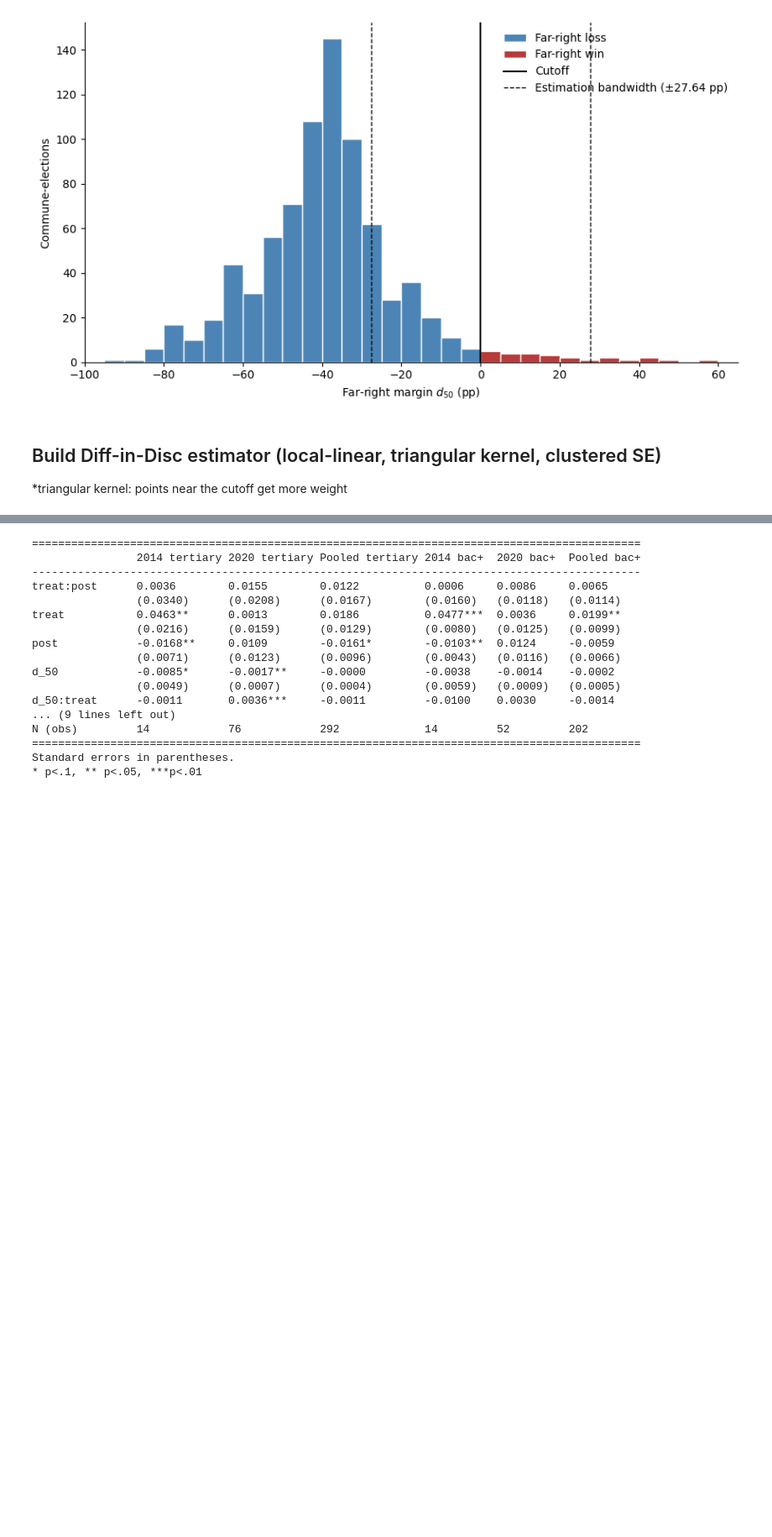
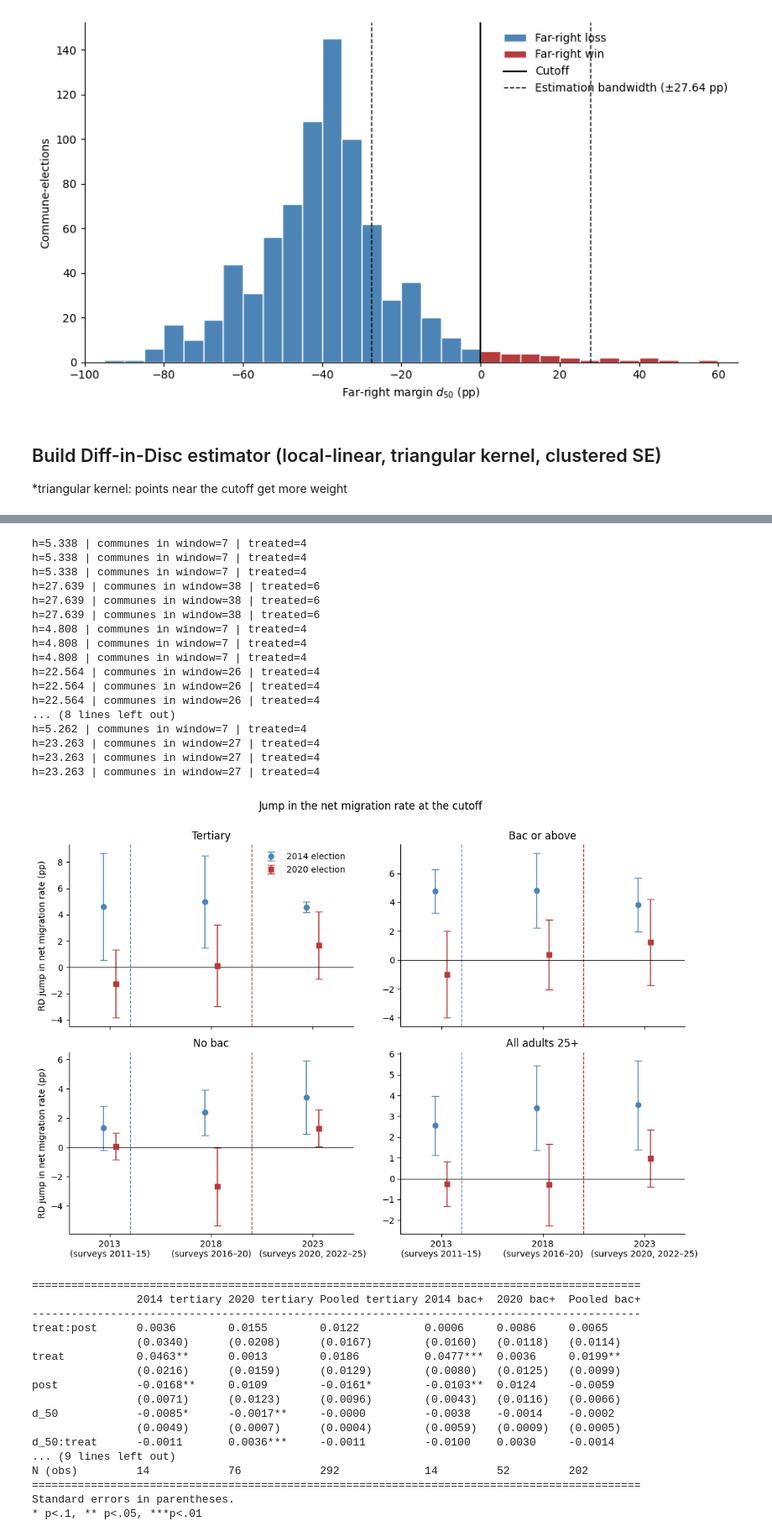
Before and after one commit to Tobias-Bue/far-right-rdd-thesis, a Jupyter notebook: Diff-in-Disc_Estimates.ipynb, the cells around one changed output, grey strips where cells are left out. Shown at 84% size. Saved outputs shown, nothing was run; the diff lists cells and outputs as text; code cells hidden in the pictures; blank space fills up the shorter version.

```diff
--- a/Diff-in-Disc_Estimates.ipynb
+++ b/Diff-in-Disc_Estimates.ipynb
@@ -353,3 +368,77 @@ def results_table(models, names, bandwidths):
+# %%
+# Sharp RD jump at the cutoff for each census vintage (levels, no reference point)
+# Diff-in-Disc effect = distance between the post-election point and the pre-election point
+VINTAGES = [2013, 2018, 2023]
+CYCLES_PLOT = [2014, 2020]
+GROUP_BW = {"tertiary": bw_by_cycle, "bac_plus": bw_bac, "no_bac": bw_nobac, "all": bw_all}
+LABELS = {"tertiary": "Tertiary", "bac_plus": "Bac or above", "no_bac": "No bac", "all": "All adults 25+"}
+VINTAGE_LABELS = {2013: "2013\n(surveys 2011–15)",
+                  2018: "2018\n(surveys 2016–20)",
+                  2023: "2023\n(surveys 2020, 2022–25)"}
+STYLE = {2014: dict(color="#4C84B6", marker="o", dx=-0.3),
+         2020: dict(color="#B83A3A", marker="s", dx=0.3)}
+
+# Net migration rate per commune x group x vintage
+flows = pd.read_csv("flows_by_vintage.csv", dtype={"code_commune": str})
+flows["code_commune"] = flows["code_commune"].str.zfill(5)
+rates = flows.pivot_table(index="code_commune", columns=["group", "vintage"], values="net_rate")
+
+
+def rd_by_vintage(group):
+    rows = []
+    for cycle in CYCLES_PLOT:
+        d = df[df["election_year"] == cycle]
+        h = GROUP_BW[group][cycle]                       # same bandwidth as the main table
+        for v in VINTAGES:
+            # Plain sharp RD in one vintage: local-linear, triangular kernel, separate slopes
+            one = d.assign(y=d["code_commune"].map(rates[(group, v)]), post=1)
+            fit = diffindisc(one, h=h, formula="y ~ d_50 * treat")
+            rows.append(dict(cycle=cycle, year=v,
+                             coef=fit.params["treat"], se=fit.bse["treat"]))
+    return pd.DataFrame(rows)
+
+
+fig, axes = plt.subplots(2, 2, figsize=(11, 7.5), sharex=True)
+for ax, group in zip(axes.flat, LABELS):
+    est = rd_by_vintage(group)
+    for cycle, s in STYLE.items():
+        e = est[est["cycle"] == cycle]
+        ax.errorbar(e["year"] + s["dx"], e["coef"] * 100, yerr=1.96 * e["se"] * 100,
+                    fmt=s["marker"], color=s["color"], capsize=4, linewidth=1.2,
+                    label=f"{cycle} election")
+        ax.axvline(cycle, color=s["color"], linestyle="--", linewidth=1)   # election date
+    ax.axhline(0, color="black", linewidth=0.8)
+    ax.set_xticks(list(VINTAGE_LABELS), list(VINTAGE_LABELS.values()))
+    ax.set_xlim(2011, 2025)
+    ax.set_title(LABELS[group])
+    ax.spines[["top", "right"]].set_visible(False)
+
+for ax in axes[:, 0]:
+    ax.set_ylabel("RD jump in net migration rate (pp)")
+axes[0, 0].legend(frameon=False)
+fig.suptitle("Jump in the net migration rate at the cutoff", y=1.0)
+fig.tight_layout()
+fig.savefig("rd_jump_by_vintage.pdf", bbox_inches="tight")
+plt.show()
+# %% [output]
+h=5.338 | communes in window=7 | treated=4
+h=5.338 | communes in window=7 | treated=4
+h=5.338 | communes in window=7 | treated=4
+h=27.639 | communes in window=38 | treated=6
+h=27.639 | communes in window=38 | treated=6
+h=27.639 | communes in window=38 | treated=6
+h=4.808 | communes in window=7 | treated=4
+h=4.808 | communes in window=7 | treated=4
+h=4.808 | communes in window=7 | treated=4
+h=22.564 | communes in window=26 | treated=4
+h=22.564 | communes in window=26 | treated=4
+h=22.564 | communes in window=26 | treated=4
+... (8 lines left out)
+h=5.262 | communes in window=7 | treated=4
+h=23.263 | communes in window=27 | treated=4
+h=23.263 | communes in window=27 | treated=4
+h=23.263 | communes in window=27 | treated=4
+[figure, added]
 # %%
 # Net migration of tertiary graduates and of bac or above
 main_table = results_table(
```
Also changed, not shown: parts of 14 cells of this notebook, 3 other files.
